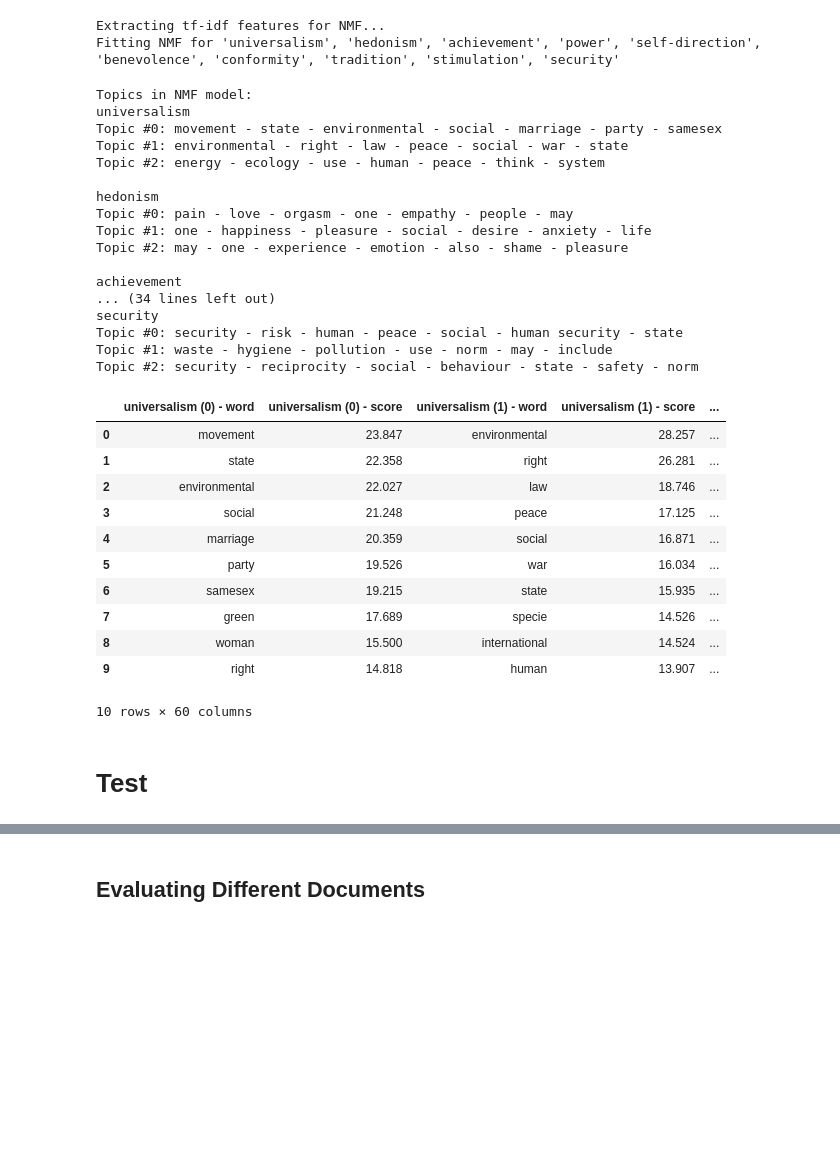
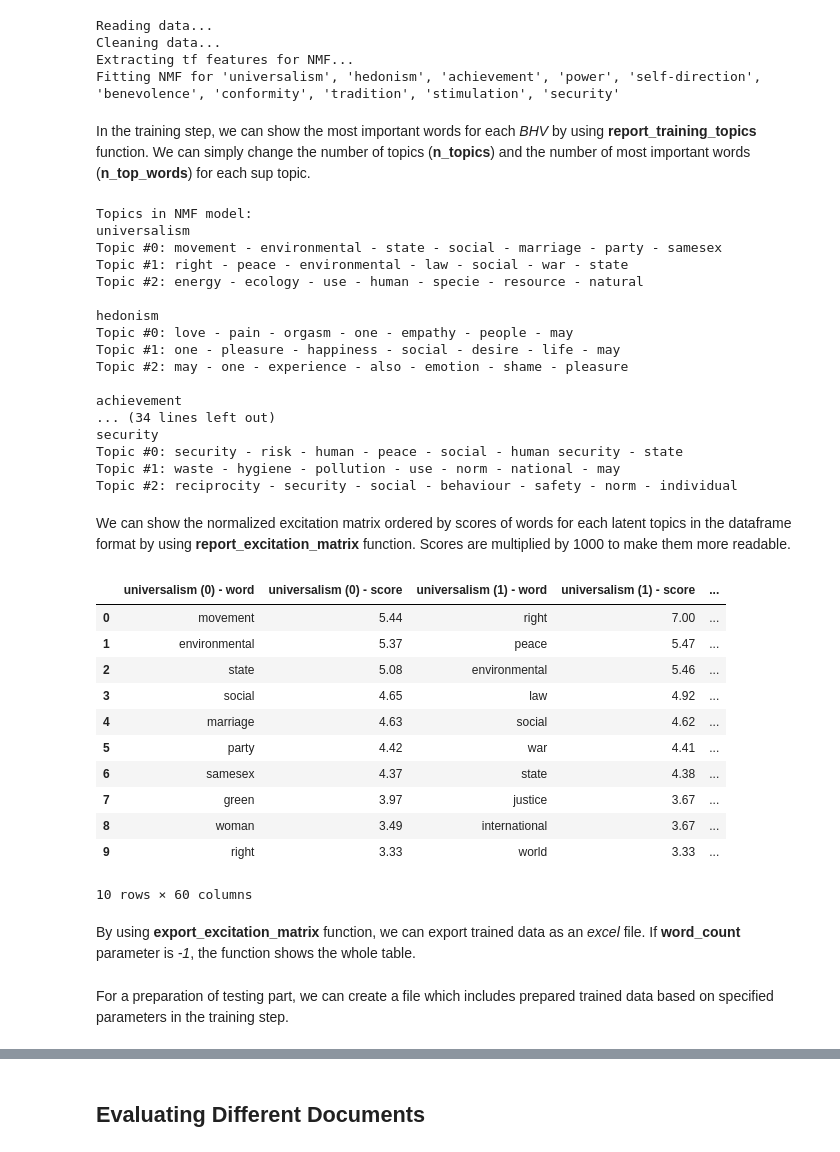
Before and after one commit to suyunu/semi-supervised-nmf, a Jupyter notebook: Semi-Supervised-NMF.ipynb, the cells around one changed output, grey strips where cells are left out. Drawn from its saved outputs; the diff is of its cells as text; code cells hidden in the pictures; blank space fills up the shorter version.

Commit message:
edited train, test scripts, and notebook (changed function names, deleted key)

```diff
--- a/Semi-Supervised-NMF.ipynb
+++ b/Semi-Supervised-NMF.ipynb
@@ -21,41 +36,49 @@ n_of_words = 10
 # %%
-train_context = train.train_model(filepath=input_file, n_topics=n_of_topics, betaloss=beta_loss, bckg_brown=bckgrnd_brown)
+train_context = train.train_model(input_file, n_of_topics, beta_loss, bckgrnd_brown)
 # %% [output]
-Extracting tf-idf features for NMF...
+Reading data...
+Cleaning data...
+Extracting tf features for NMF...
 Fitting NMF for 'universalism', 'hedonism', 'achievement', 'power', 'self-direction', 'benevolence', 'conformity', 'tradition', 'stimulation', 'security'
+# %% [markdown]
+In the training step, we can show the most important words for each *BHV* by using **report_training_topics** function. We can simply change the number of topics (**n_topics**) and the number of most important words (**n_top_words**) for each sup topic.
 # %%
-train.report_training_topics(train_context, n_top_words=n_of_top_words, n_topics=n_of_topics)
+train.report_training_topics(train_context, n_of_top_words, n_of_topics)
 # %% [output]
 Topics in NMF model:
 universalism
-Topic #0: movement - state - environmental - social - marriage - party - samesex
-Topic #1: environmental - right - law - peace - social - war - state
-Topic #2: energy - ecology - use - human - peace - think - system
+Topic #0: movement - environmental - state - social - marriage - party - samesex
+Topic #1: right - peace - environmental - law - social - war - state
+Topic #2: energy - ecology - use - human - specie - resource - natural
 
 hedonism
-Topic #0: pain - love - orgasm - one - empathy - people - may
-Topic #1: one - happiness - pleasure - social - desire - anxiety - life
-Topic #2: may - one - experience - emotion - also - shame - pleasure
+Topic #0: love - pain - orgasm - one - empathy - people - may
+Topic #1: one - pleasure - happiness - social - desire - life - may
+Topic #2: may - one - experience - also - emotion - shame - pleasure
 
 achievement
 ... (34 lines left out)
 security
 Topic #0: security - risk - human - peace - social - human security - state
-Topic #1: waste - hygiene - pollution - use - norm - may - include
-Topic #2: security - reciprocity - social - behaviour - state - safety - norm
+Topic #1: waste - hygiene - pollution - use - norm - national - may
+Topic #2: reciprocity - security - social - behaviour - safety - norm - individual
+# %% [markdown]
+We can show the normalized excitation matrix ordered by scores of words for each latent topics in the dataframe format by using **report_excitation_matrix** function. Scores are multiplied by 1000 to make them more readable.
 # %%
-train.report_df(train_context, word_count=n_of_words)
+train.report_excitation_matrix(train_context, n_of_words)
 # %% [output]
 |  | universalism (0) - word | universalism (0) - score | universalism (1) - word | universalism (1) - score | ... |
-| 0 | movement | 23.847 | environmental | 28.257 | ... |
-| 1 | state | 22.358 | right | 26.281 | ... |
-| 2 | environmental | 22.027 | law | 18.746 | ... |
-| 3 | social | 21.248 | peace | 17.125 | ... |
-| 4 | marriage | 20.359 | social | 16.871 | ... |
-| 5 | party | 19.526 | war | 16.034 | ... |
-| 6 | samesex | 19.215 | state | 15.935 | ... |
-| 7 | green | 17.689 | specie | 14.526 | ... |
-| 8 | woman | 15.500 | international | 14.524 | ... |
-| 9 | right | 14.818 | human | 13.907 | ... |
+| 0 | movement | 5.44 | right | 7.00 | ... |
+| 1 | environmental | 5.37 | peace | 5.47 | ... |
+| 2 | state | 5.08 | environmental | 5.46 | ... |
+| 3 | social | 4.65 | law | 4.92 | ... |
+| 4 | marriage | 4.63 | social | 4.62 | ... |
+| 5 | party | 4.42 | war | 4.41 | ... |
+| 6 | samesex | 4.37 | state | 4.38 | ... |
+| 7 | green | 3.97 | justice | 3.67 | ... |
+| 8 | woman | 3.49 | international | 3.67 | ... |
+| 9 | right | 3.33 | world | 3.33 | ... |
 10 rows × 60 columns
+# %% [markdown]
+By using **export_excitation_matrix** function, we can export trained data as an *excel* file. If **word_count** parameter is *-1*, the function shows the whole table.
 # %%
@@ -63,5 +87,5 @@ train.report_train_excel(train_context, output_file = "train_result_%d_%s_%s.xls
+# %% [markdown]
+For a preparation of testing part, we can create a file which includes prepared trained data based on specified parameters in the training step.
 # %%
 pretrained_doc_name = "pretrained.p"
 train.create_trained_data(train_context, output_file = pretrained_doc_name)
-# %% [markdown]
-# Test
```
Also changed, not shown: parts of 21 cells of this notebook, 4 other files.
